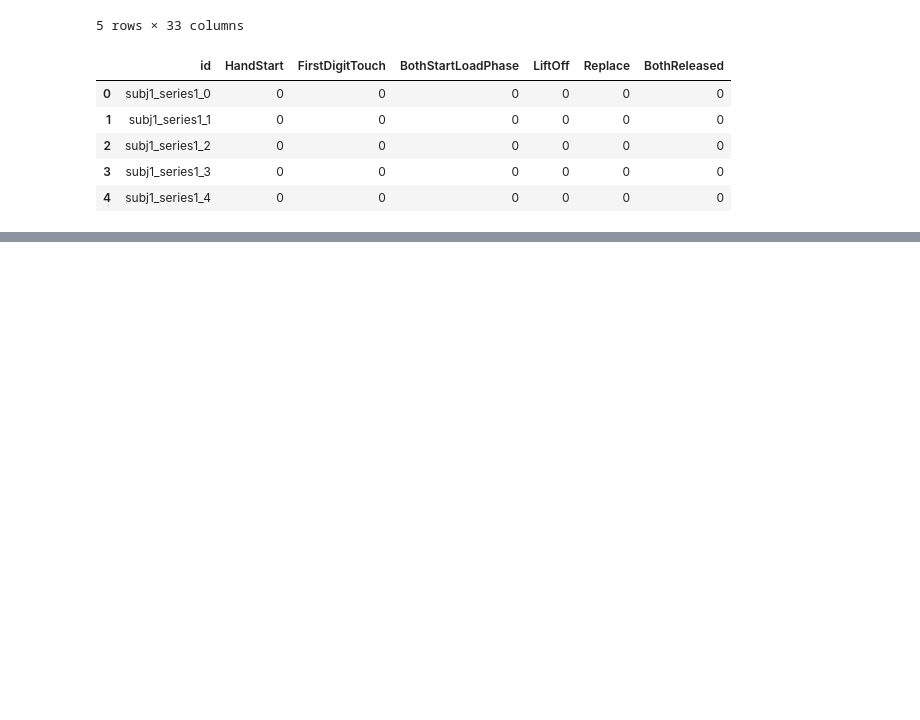
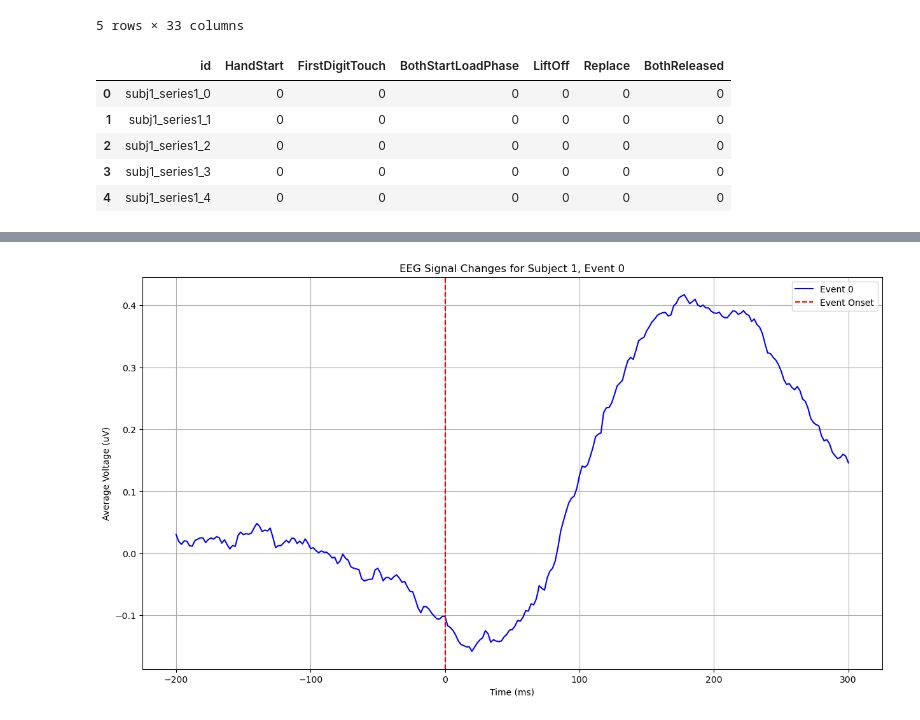
Before and after one commit to zahransa/MEG-EEG-MOTIONS, a Jupyter notebook: Reading_the_data.ipynb, the cells around one changed output, grey strips where cells are left out. Drawn from its saved outputs; the diff is of its cells as text; code cells hidden in the pictures; blank space fills up the shorter version.

Commit message:
Plotting

```diff
--- a/Reading_the_data.ipynb
+++ b/Reading_the_data.ipynb
@@ -105,7 +105,7 @@ class eegdata(Dataset):
         return len(self.data)
 # %%
 PATH = 'C:/Users/User/Documents/grasp-and-lift-eeg-detection/train/'
-subjects=range(1,5)
+subjects=range(1,13)
 traindata = eegdata(f'{PATH}train/', subjects=subjects)
 valdata = eegdata(f'{PATH}train/', subjects=subjects, validation=True)
 # %% [output]
@@ -119,0 +144,2 @@ log: reading subject 4...
+# %%
+subjects, vals = get_individuals()
@@ -119,0 +206,37 @@ log: reading subject 4...
+# %%
+def plot_spike(subject, event, average=True, sampling_rate=500):
+    """
+    Plot the EEG signal changes around a specific event.
+
+    Parameters:
+    - subject (int): The subject index.
+    - event (int): The event index.
+    - average (bool): Whether to plot the average across all channels.
+    - sampling_rate (int): The sampling rate of the EEG data in Hz.
+    """
+    spike = get_spike(subject, event, average, sampling_rate)
+
+    # Create a time vector in milliseconds
+    time_points = np.linspace(-200, 300, len(spike))
+
+    plt.figure(figsize=(15, 8))
+    if average:
+        plt.plot(time_points, spike, label=f'Event {event}', color='b')
+        plt.xlabel('Time (ms)')
+        plt.ylabel('Average Voltage (uV)')
+    else:
+        for channel in range(spike.shape[1]):
+            plt.plot(time_points, spike[:, channel], label=f'Channel {channel + 1}')
+        plt.xlabel('Time (ms)')
+        plt.ylabel('Voltage (uV)')
+
+    plt.title(f'EEG Signal Changes for Subject {subject + 1}, Event {event}')
+    plt.axvline(x=0, color='r', linestyle='--', label='Event Onset')
+    plt.legend(loc='upper right')
+    plt.grid(True)
+    plt.show()
+# %%
+# Example: Visualize the EEG signals for subject 0 (1st subject) and event 0 (HandStart)
+plot_spike(subject=0, event=0, average=True)
+# %% [output]
+[figure, added]
```
Also changed, not shown: parts of 6 cells of this notebook.
